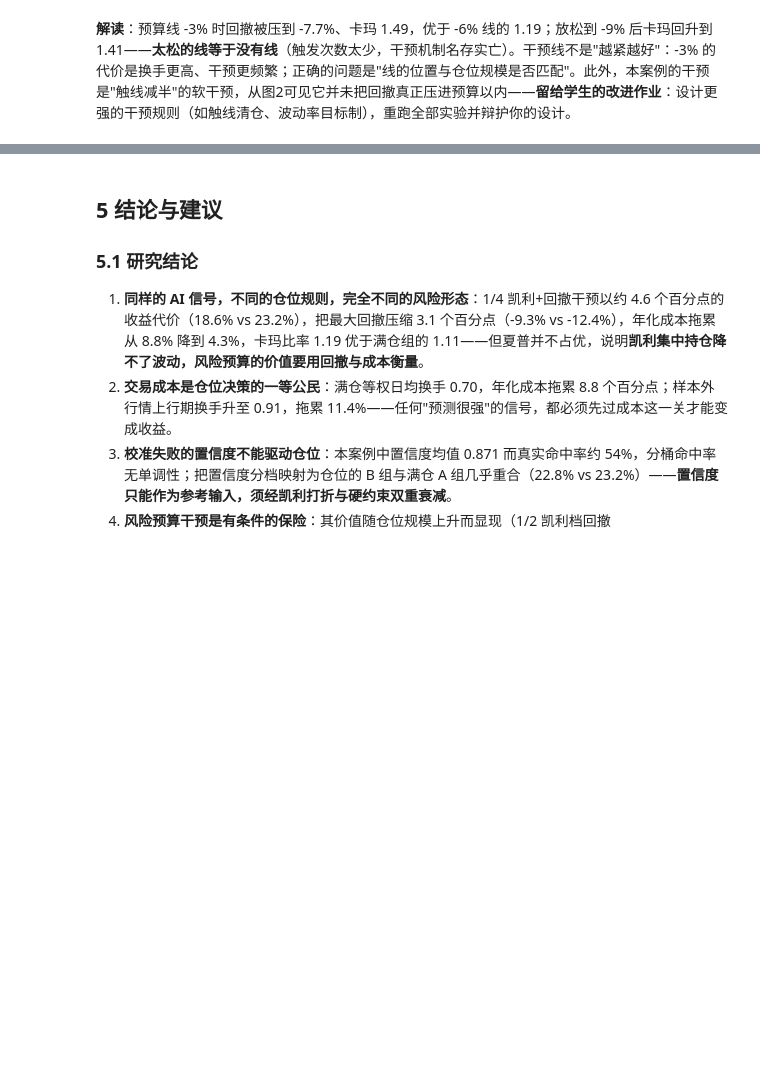
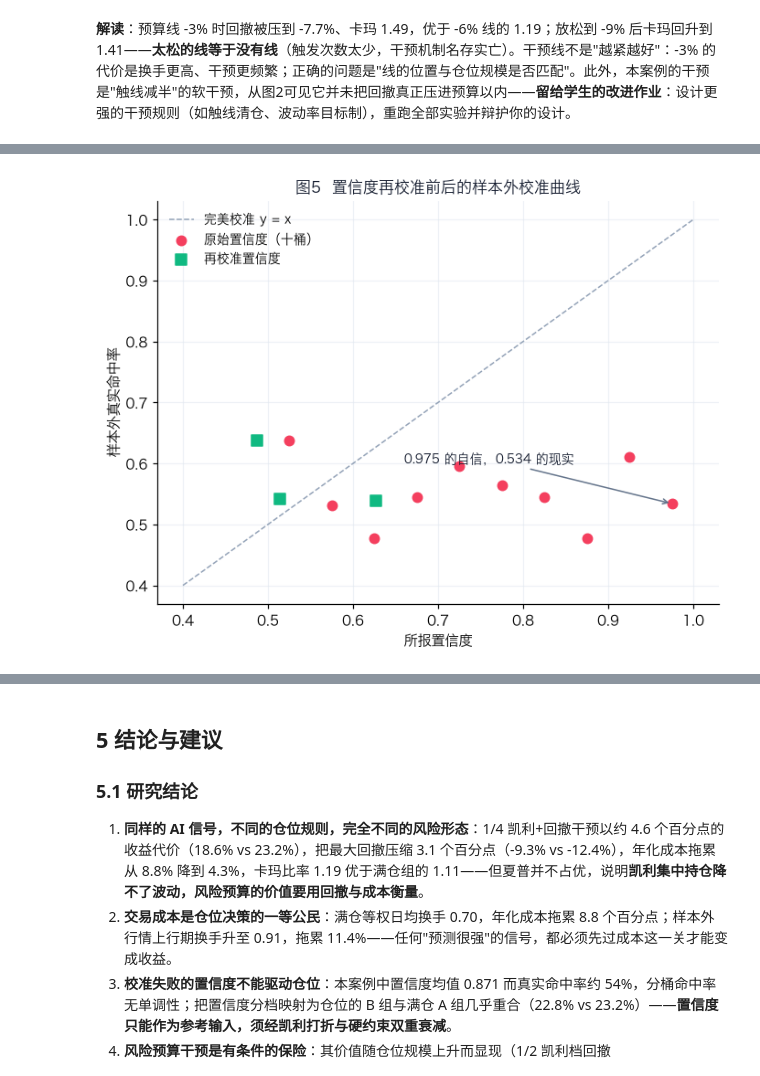
Before and after one commit to Fudan2026/vsim-sandbox-assets, a Jupyter notebook: main.ipynb, the cells around one changed output, grey strips where cells are left out. Cells and saved outputs as stored; diff of their text form; code cells hidden in the pictures; blank space fills up the shorter version.

```diff
--- a/main.ipynb
+++ b/main.ipynb
@@ -440,0 +592,25 @@ print(dd_table.to_string(index=False))
+# %%
+# 图 5：再校准前后的样本外校准曲线（对角线 = 完美校准）
+fig, ax = plt.subplots(figsize=(7.2, 5.2))
+ox = [float(r["桶"].split(",")[0][1:]) + 0.025 for _, r in oos_o.iterrows()]
+oy = oos_o["OOS命中率"].astype(float)
+rx, ry = [], []
+for _, r in oos_r.iterrows():
+    b = int(round((float(r["桶"].split(",")[0][1:]) - 0.5) / 0.05))
+    if not np.isnan(r["OOS命中率"]):
+        rx.append(in_hits[b][1]); ry.append(float(r["OOS命中率"]))
+ax.plot([0.4, 1.0], [0.4, 1.0], ls="--", color="#94A3B8", lw=1.0, label="完美校准 y = x")
+ax.scatter(ox, oy, color="#F43F5E", s=46, zorder=3, label="原始置信度（十桶）")
+ax.scatter(rx, ry, color="#10B981", s=70, marker="s", zorder=3, label="再校准置信度")
+ax.annotate("0.975 的自信，0.534 的现实", xy=(0.975, 0.534), xytext=(0.66, 0.60),
+            fontsize=9, color="#0F172A",
+            arrowprops=dict(arrowstyle="->", color="#64748B", lw=1.0))
+ax.set_xlabel("所报置信度"); ax.set_ylabel("样本外真实命中率")
+ax.set_title("图5  置信度再校准前后的样本外校准曲线", fontsize=11, color="#0F172A")
+ax.legend(fontsize=9, frameon=False, loc="upper left")
+ax.grid(alpha=0.6, color="#E2E8F0")
+for sp in ["top", "right"]:
+    ax.spines[sp].set_visible(False)
+plt.show()
+# %% [output]
+[figure, added]
```
Also changed, not shown: parts of 12 cells of this notebook, 7 other files.
